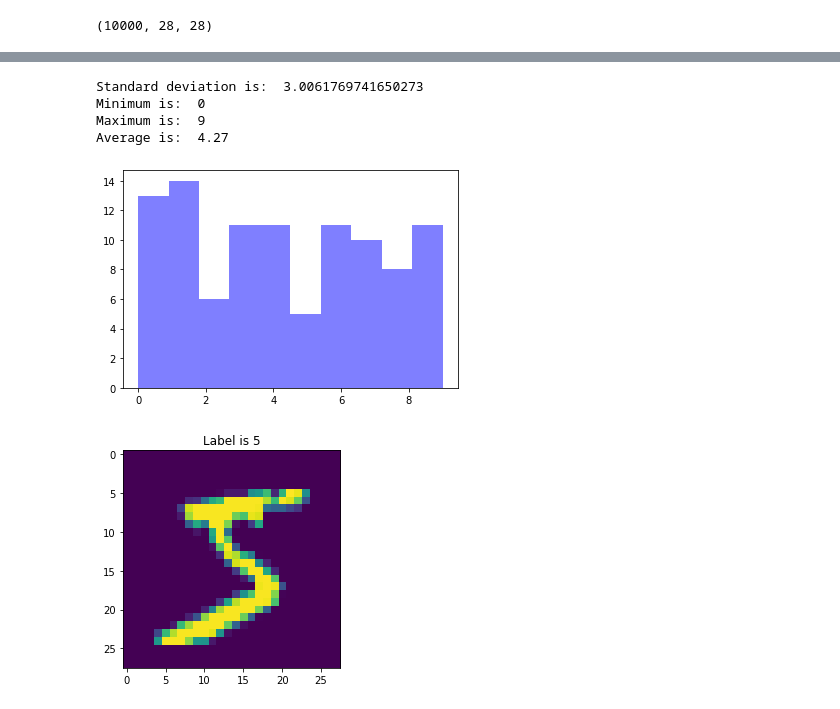
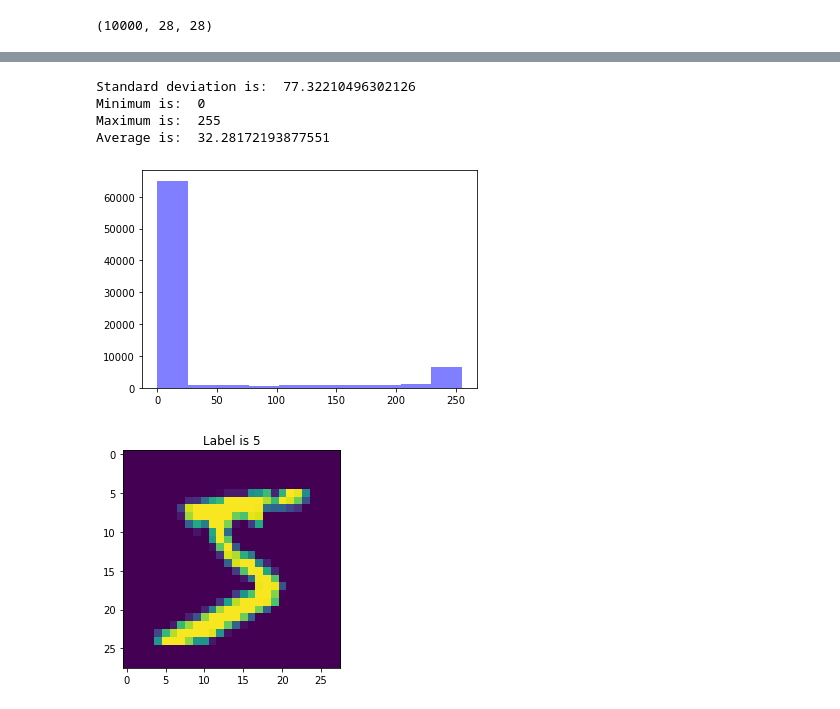
Before and after one commit to maxlengdell/D7041E, a Jupyter notebook: Labs/D7041E_code_for_lab1.ipynb, the cells around one changed output, grey strips where cells are left out. Drawn from its saved outputs; the diff is of its cells as text; code cells hidden in the pictures.

```diff
--- a/Labs/D7041E_code_for_lab1.ipynb
+++ b/Labs/D7041E_code_for_lab1.ipynb
@@ -29 +28,6 @@ plotImg(4)
 [figure]
+# %%
+for i in range(0,len(Xtr[0])):
+    print(i)
+
+print(len(Xtr[0]))
@@ -30,36 +52,42 @@ plotImg(4)
 # %%
 #Plot the distribution of values
 def distOfValues(n):
     numbers = []
+    intensity = []
+
     for label in range(0,n):
         numbers.append(Ltr[label])
-
+        for i in range(0, len(Xtr[0])):
+            for j in range(0, len(Xtr[0])):
+                #print(Xtr[0][i][j])
+                intensity.append(Xtr[label][i][j])
 
     #print(sorted(numbers))
-    graphDistribution(numbers)
+    graphDistribution(intensity)
 
 def graphDistribution(list):
-    list = sorted(list)
+    #list = sorted(list)
+
     n, bins, patches = plt.hist(list, 10,histtype='stepfilled', facecolor='blue', alpha=0.5)
 
     std = np.std(list)
     minimum = min(list)
     maximum = max(list)
     avg = sum(list)/len(list)
 
 
     print("Standard deviation is: ", std)
     print("Minimum is: ", minimum)
     print("Maximum is: ", maximum)
     print("Average is: ", avg)
 
 distOfValues(100)
 # %% [output]
-Standard deviation is:  3.0061769741650273
+Standard deviation is:  77.32210496302126
 Minimum is:  0
-Maximum is:  9
-Average is:  4.27
+Maximum is:  255
+Average is:  32.28172193877551
-[figure, old version]
+[figure, new version]
 # %%
 Image=Xtr[0,:,:]
 Label=Ltr[0]
```
Also changed, not shown: parts of 9 cells of this notebook.
